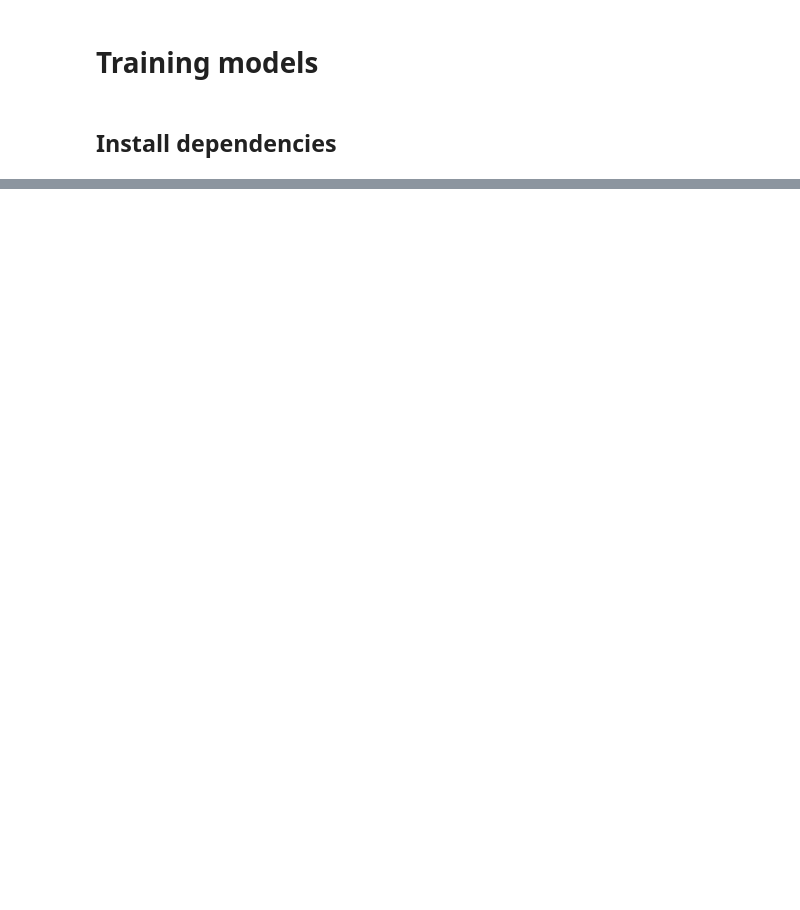
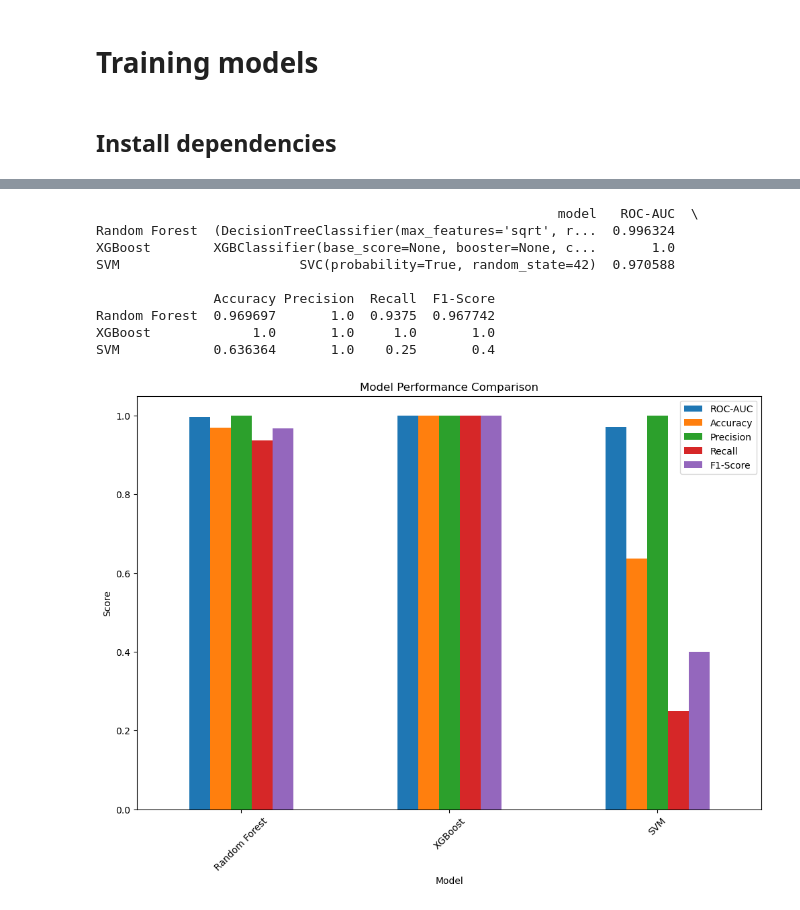
Before and after one commit to imadbaghdad/bone_marrow_transplant, a Jupyter notebook: notebooks/model_training.ipynb, the cells around one changed output, grey strips where cells are left out. Cells and saved outputs as stored; diff of their text form; code cells hidden in the pictures; blank space fills up the shorter version.

Commit message:
model training

```diff
--- a/notebooks/model_training.ipynb
+++ b/notebooks/model_training.ipynb
@@ -48,0 +27,78 @@ df.head()
+# %%
+import pandas as pd
+from sklearn.model_selection import train_test_split
+from sklearn.ensemble import RandomForestClassifier
+from xgboost import XGBClassifier
+from sklearn.svm import SVC
+from lightgbm import LGBMClassifier
+from sklearn.metrics import roc_auc_score, accuracy_score, precision_score, recall_score, f1_score
+
+# Load the preprocessed data
+df_preprocessed = pd.read_csv('../data/preprocessed_data.csv')
+
+# Separate features and target
+X = df_preprocessed.drop('survival_status', axis=1)
+y = df_preprocessed['survival_status']
+
+# Split the data into training and testing sets
+X_train, X_test, y_train, y_test = train_test_split(X, y, test_size=0.2, random_state=42, stratify=y)
+
+# Define the models
+models = {
+    'Random Forest': RandomForestClassifier(random_state=42),
+    'XGBoost': XGBClassifier(random_state=42),
+    'SVM': SVC(probability=True, random_state=42)
+}
+
+# Train and evaluate the models
+results = {}
+best_model = None
+best_model_name = None
+best_roc_auc = 0
+
+for model_name, model in models.items():
+    model.fit(X_train, y_train)
+    y_pred = model.predict(X_test)
+    y_pred_proba = model.predict_proba(X_test)[:, 1]
+    roc_auc = roc_auc_score(y_test, y_pred_proba)
+    results[model_name] = {
+        'model': model,
+        'ROC-AUC': roc_auc,
+        'Accuracy': accuracy_score(y_test, y_pred),
+        'Precision': precision_score(y_test, y_pred),
+        'Recall': recall_score(y_test, y_pred),
+        'F1-Score': f1_score(y_test, y_pred)
+    }
+    if roc_auc > best_roc_auc:
+        best_roc_auc = roc_auc
+        best_model = model
+        best_model_name = model_name
+
+# Display the results
+results_df = pd.DataFrame(results).T
+print(results_df)
+
+# Plot the results
+import matplotlib.pyplot as plt
+
+results_df.drop(columns='model').plot(kind='bar', figsize=(12, 8))
+plt.title('Model Performance Comparison')
+plt.ylabel('Score')
+plt.xlabel('Model')
+plt.xticks(rotation=45)
+plt.legend(loc='best')
+plt.show()
+
+# Save the best model (XGBoost in this case)
+xgboost_model = results['XGBoost']['model']
+# %% [output]
+                                                           model   ROC-AUC  \
+Random Forest  (DecisionTreeClassifier(max_features='sqrt', r...  0.996324
+XGBoost        XGBClassifier(base_score=None, booster=None, c...       1.0
+SVM                       SVC(probability=True, random_state=42)  0.970588
+
+               Accuracy Precision  Recall  F1-Score
+Random Forest  0.969697       1.0  0.9375  0.967742
+XGBoost             1.0       1.0     1.0       1.0
+SVM            0.636364       1.0    0.25       0.4
+[figure, added]
```
Also changed, not shown: parts of 4 cells of this notebook, 1 other file.
